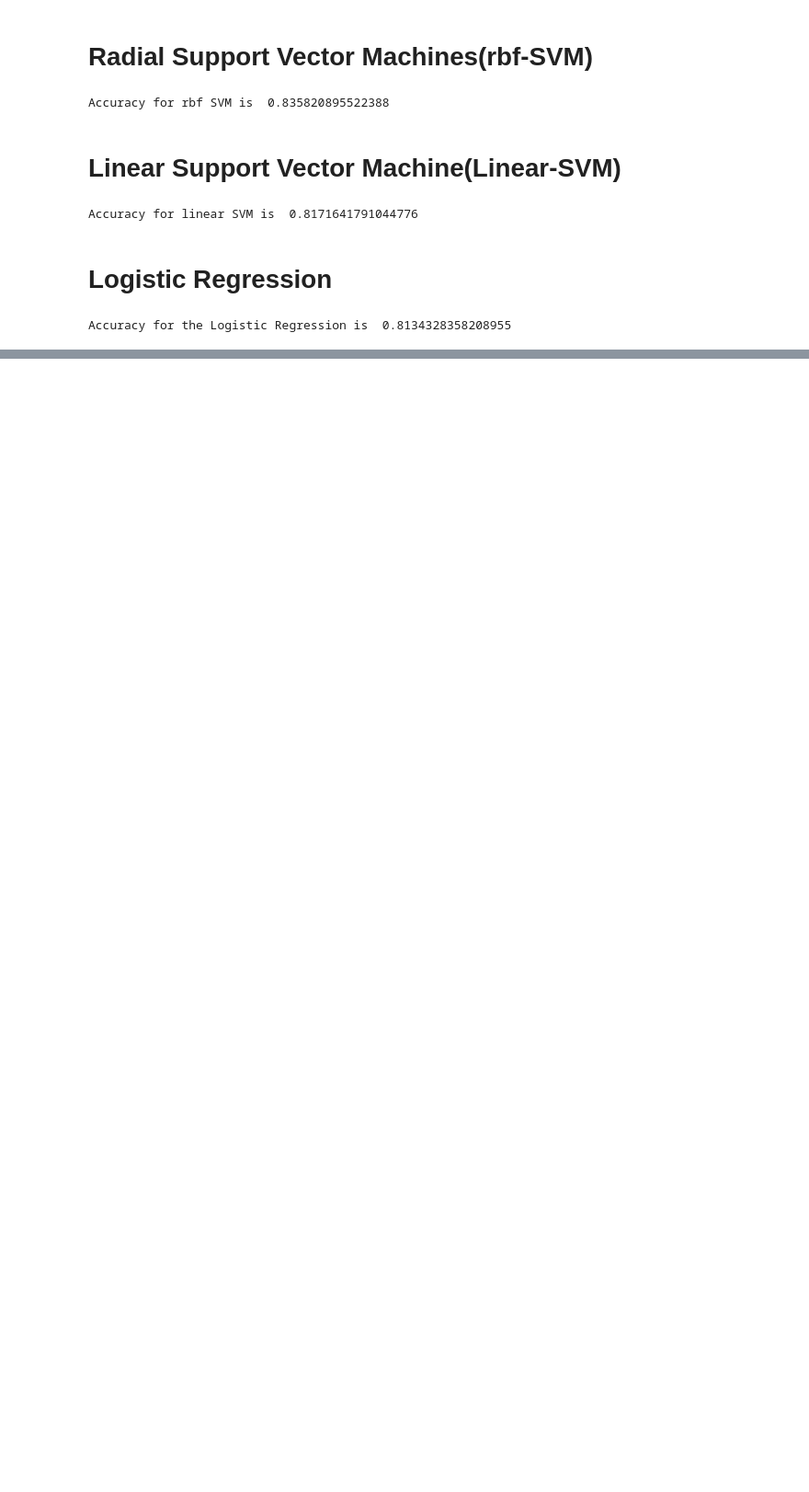
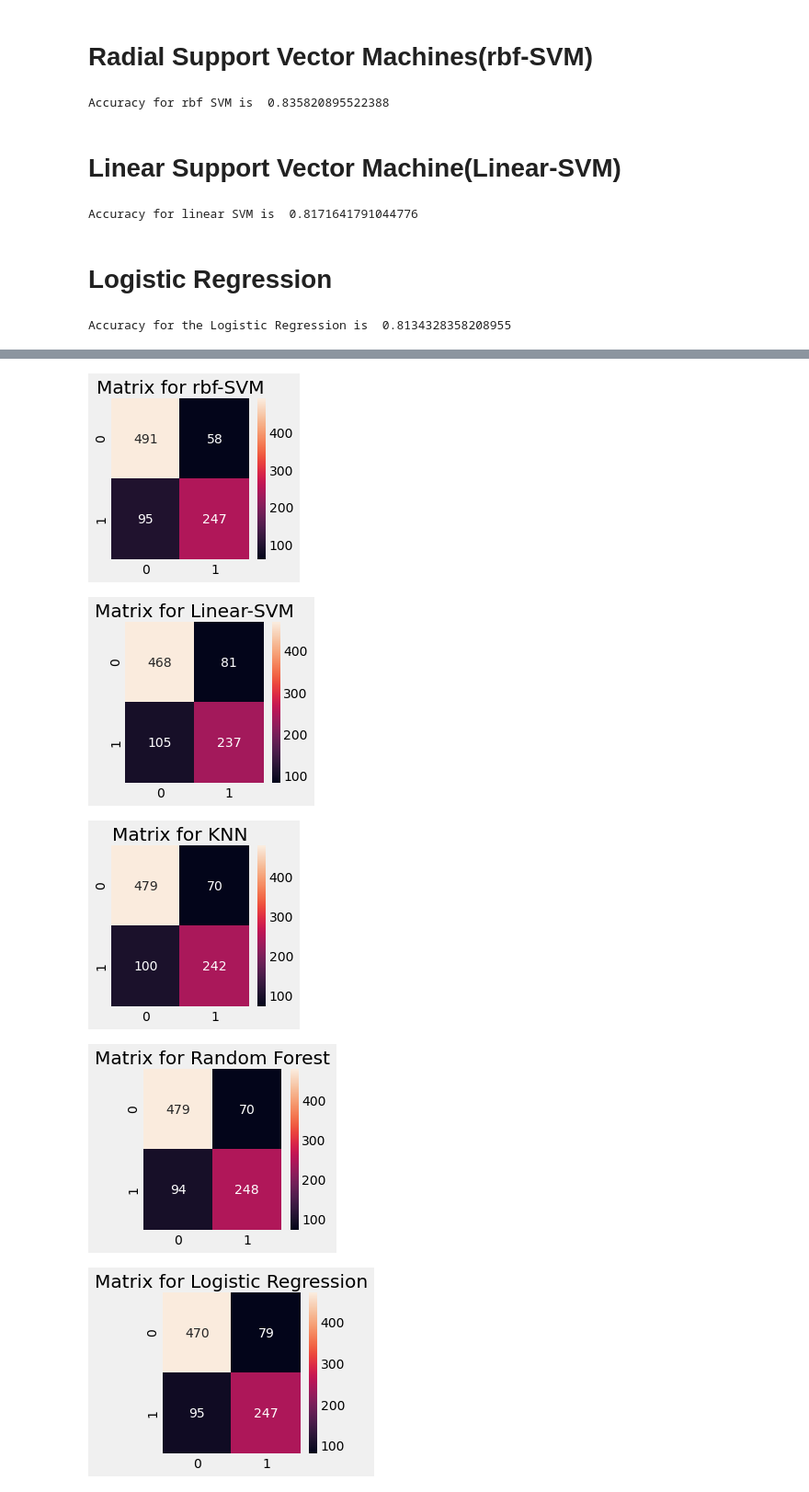
Before and after one commit to rayjang/kaggle_practice, a Jupyter notebook: Binary_classification_tabular_data/Titanic/EDA_to_prediction.ipynb, the cells around one changed output, grey strips where cells are left out. Shown at 92% size. Drawn from its saved outputs; the diff is of its cells as text; code cells hidden in the pictures; blank space fills up the shorter version.

```diff
--- a/Binary_classification_tabular_data/Titanic/EDA_to_prediction.ipynb
+++ b/Binary_classification_tabular_data/Titanic/EDA_to_prediction.ipynb
@@ -678,0 +808,48 @@ Accuracy for the Logistic Regression is  0.8134328358208955
+# %%
+f, ax = plt.subplots(1,1, figsize=(3,3))
+y_pred = cross_val_predict(svm.SVC(kernel='rbf'), X,Y,cv=10)
+sns.heatmap(confusion_matrix(Y,y_pred), ax=ax, annot=True, fmt='2.0f')
+ax.set_title('Matrix for rbf-SVM')
+plt.show()
+
+f, ax = plt.subplots(1,1, figsize=(3,3))
+y_pred = cross_val_predict(svm.SVC(kernel='linear'), X,Y,cv=10)
+sns.heatmap(confusion_matrix(Y, y_pred), ax=ax, annot=True, fmt='2.0f')
+ax.set_title('Matrix for Linear-SVM')
+plt.show()
+
+f, ax = plt.subplots(1,1, figsize=(3,3))
+y_pred  = cross_val_predict(KNeighborsClassifier(n_neighbors=9), X,Y,cv=10)
+sns.heatmap(confusion_matrix(Y, y_pred), ax=ax, annot=True, fmt='2.0f')
+ax.set_title('Matrix for KNN')
+plt.show()
+
+f, ax = plt.subplots(1,1, figsize=(3,3))
+y_pred = cross_val_predict(RandomForestClassifier(n_estimators=100), X,Y, cv=10)
+sns.heatmap(confusion_matrix(Y, y_pred), ax=ax, annot=True, fmt='2.0f')
+ax.set_title('Matrix for Random Forest')
+plt.show()
+
+f, ax = plt.subplots(1,1, figsize=(3,3))
+y_pred = cross_val_predict(LogisticRegression(), X,Y, cv=10)
+sns.heatmap(confusion_matrix(Y, y_pred), ax=ax, annot=True, fmt='2.0f')
+ax.set_title('Matrix for Logistic Regression')
+plt.show()
+
+f, ax = plt.subplots(1,1, figsize=(3,3))
+y_pred =  cross_val_predict(DecisionTreeClassifier(),X,Y, cv=10)
+sns.heatmap(confusion_matrix(Y, y_pred), ax=ax, annot=True, fmt='2.0f')
+ax.set_title('Matrix for Decision Tree')
+plt.show()
+
+f, ax = plt.subplots(1,1, figsize=(3,3))
+y_pred = cross_val_predict(GaussianNB(), X,Y, cv=10)
+sns.heatmap(confusion_matrix(Y, y_pred), ax=ax, annot=True, fmt='2.0f')
+ax.set_title('Matrix for Gaussian Naive Bayes')
+plt.show()
+# %% [output]
+[figure, added]
+[figure, added]
+[figure, added]
+[figure, added]
+[figure, added]
```
Also changed, not shown: parts of 20 cells of this notebook.
